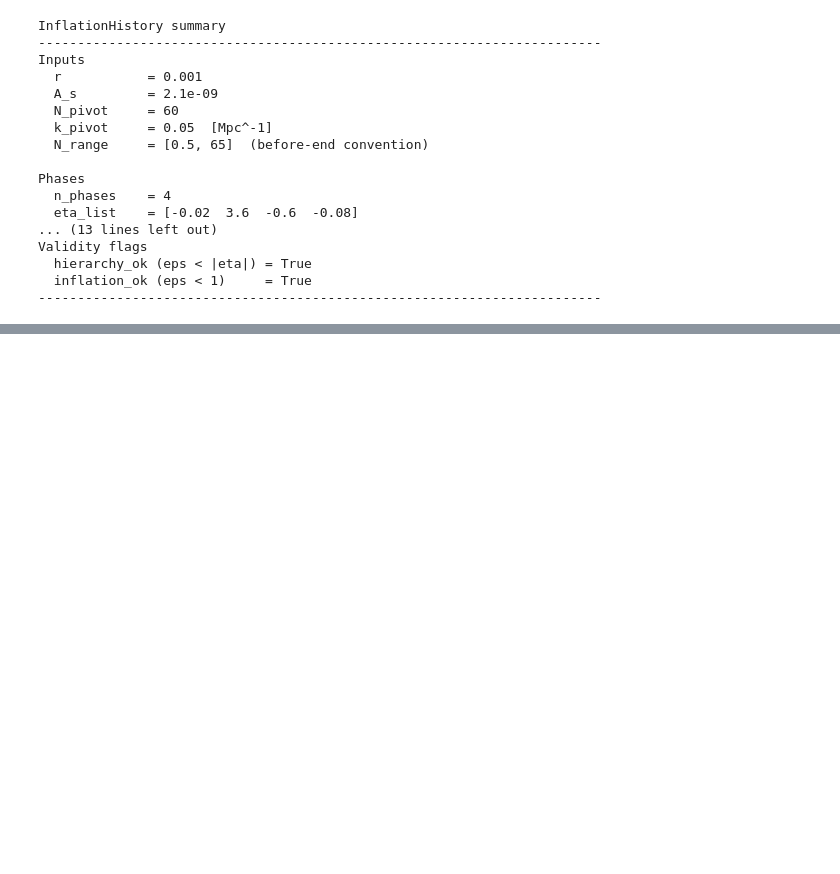
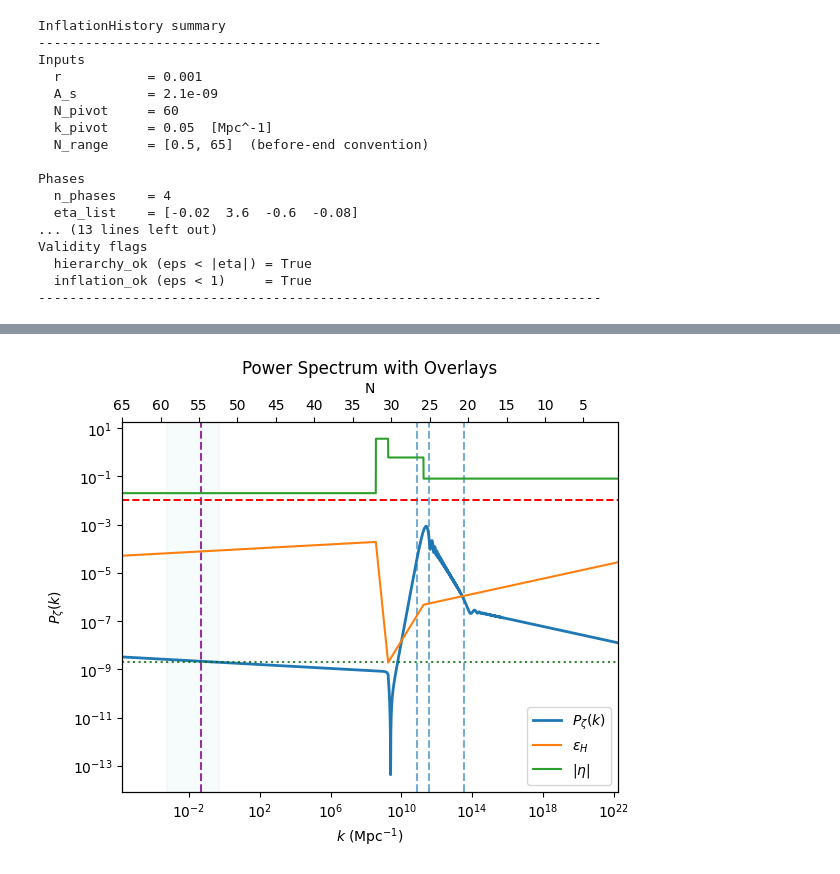
Before and after one commit to athul104/ZetaInSpect, a Jupyter notebook: tutorials/example.ipynb, the cells around one changed output, grey strips where cells are left out. Drawn from its saved outputs; the diff is of its cells as text; code cells hidden in the pictures; blank space fills up the shorter version.

Commit message:
updated notebook and plotting style

```diff
--- a/tutorials/example.ipynb
+++ b/tutorials/example.ipynb
@@ -37,0 +54,17 @@ fig.savefig("pzeta.png", dpi=200)
+# %%
+# instantiate the Spectrum object to compute the power spectrum and related quantities for the defined history
+spec = Spectrum(hist)
+
+# compute the comoving wavenumber k(N) and the power spectrum P_zeta(N) for the defined history
+vk = spec.vk(N_arr)
+
+# compute the power spectrum P_zeta(N) for the defined history
+pzeta = spec.power_spectrum(N_arr, ratio=0.005)
+
+print(f"Computed vk array for {len(N_arr)} points.")
+print("-------------------------------------------")
+print(f"vk array: {vk[:5]} ... {vk[-5:]}")
+print("")
+print(f"Computed power spectrum array for {len(N_arr)} points.")
+print("-------------------------------------------")
+print(f"power spectrum array: {pzeta[:5]} ... {pzeta[-5:]}")
@@ -38,3 +118,25 @@ fig.savefig("pzeta.png", dpi=200)
 # %%
-fig, ax = plot_quantity(spec1, y="Pzeta", x="k", mode="ratio", N=N, ratio=0.005, label="hist 1")
-plot_quantity(spec2, y="Pzeta", x="k", mode="ratio", N=N, ratio=0.005, ax=ax, label="hist 2")
+# plot
+
+# create a plot of the power spectrum P_zeta(k) as a function of comoving wavenumber k
+fig, ax = plot_quantity(
+    spec,
+    y="Pzeta", x="k", mode="ratio",
+    N=N_arr,
+    ratio=0.005,
+    overlays=["pivot", "transitions", "As", "CMB", "PBH"],
+    top_axis_N=True,
+    lw=2.0,
+    label=r"$P_\zeta (k)$",
+)
+
+# add additional plots of epsilon_H(k) and |eta(k)| on the same axes for comparison
+plot_quantity(spec, y="epsilon", x="k", mode="ratio", N=N_arr, ratio=0.005, ax=ax, label=r"$\epsilon_H$")
+plot_quantity(spec, y="abs_eta", x="k", mode="ratio", N=N_arr, ratio=0.005, ax=ax, label=r"$|\eta|$")
+
+ax.set_ylabel(r"$P_\zeta (k)$")
+ax.set_title("Power Spectrum with Overlays")
+ax.legend()
+plt.show()
+# %% [output]
+[figure, added]
```
Also changed, not shown: parts of 6 cells of this notebook, 1 other file.
